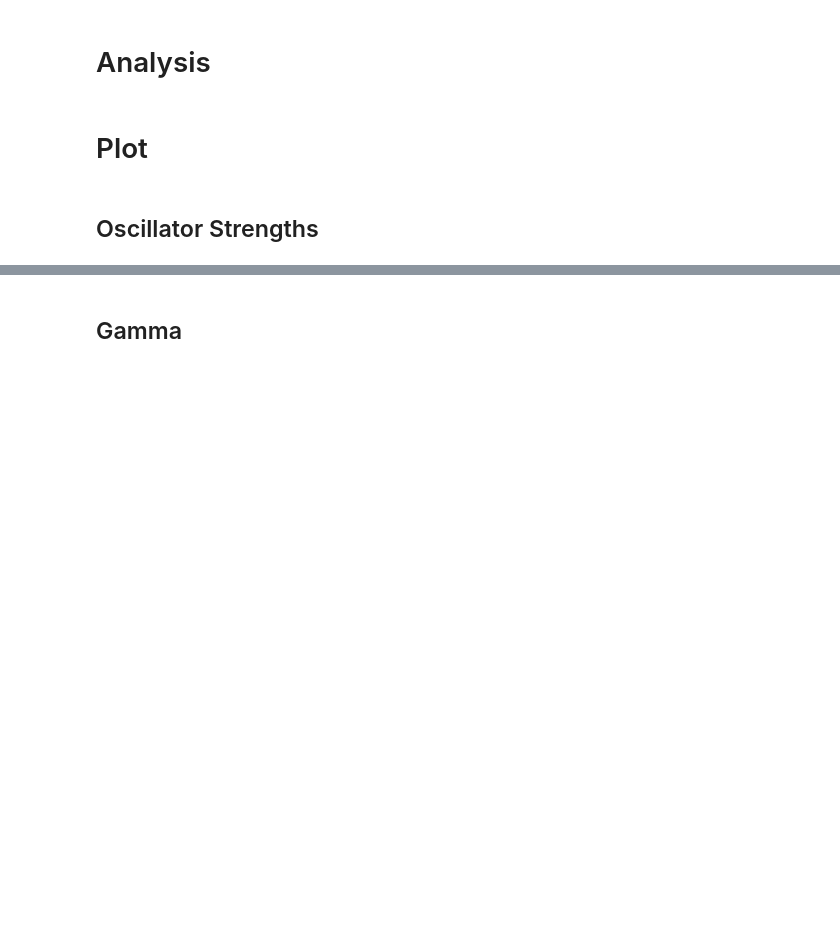
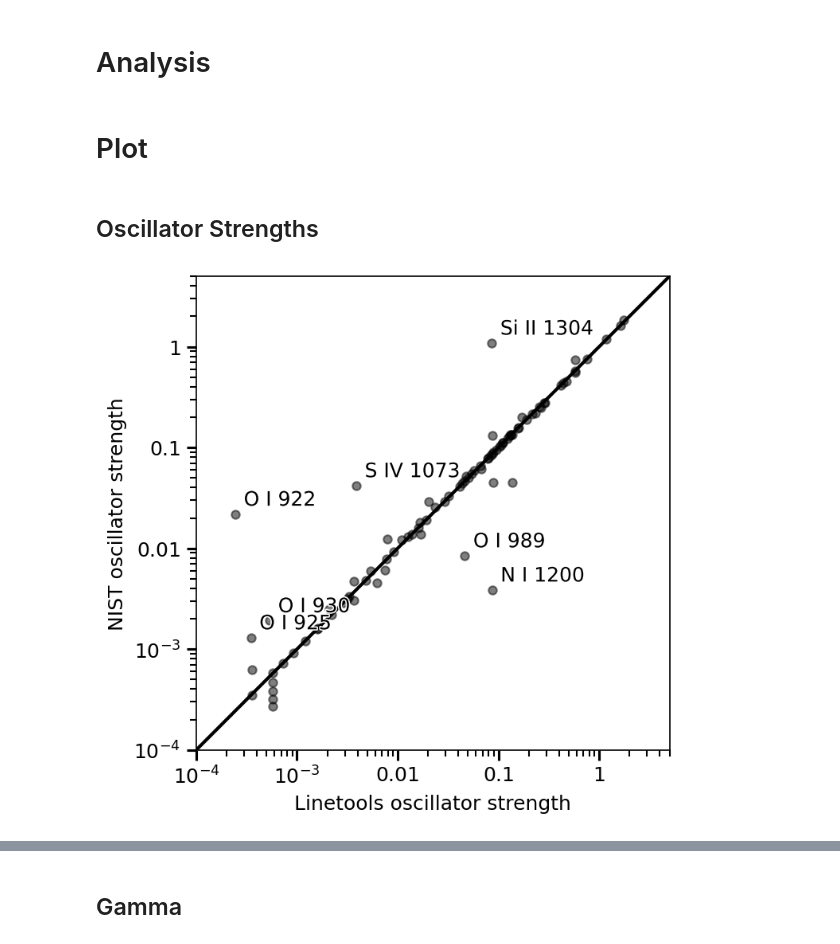
Before and after one commit to chummels/cgm_modeling_challenge, a Jupyter notebook: trident_linelist_comparison.ipynb, the cells around one changed output, grey strips where cells are left out. Drawn from its saved outputs; the diff is of its cells as text; code cells hidden in the pictures; blank space fills up the shorter version.

```diff
--- a/trident_linelist_comparison.ipynb
+++ b/trident_linelist_comparison.ipynb
@@ -129,7 +137,7 @@ def plot_vs( ax, x_key, y_key, lims, x_props, y_props ):
     for ind in different_inds:
 
         text = ax.annotate(
-            s = trident_props['name'][ind],
+            text = trident_props['name'][ind],
             xy = ( x_props[x_key][ind], y_props[y_key][ind] ),
             xytext = ( 5, 5 ),
             xycoords = 'data',
@@ -156,11 +164,15 @@ def plot_vs( ax, x_key, y_key, lims, x_props, y_props ):
 # %%
 fig = plt.figure()
 ax = plt.gca()
 
 plot_vs( ax, 'f', 'f_value', [ 1e-4, 5 ], ll_props, trident_props, )
 
 ax.set_xlabel( 'Linetools oscillator strength' )
-ax.set_ylabel( 'Trident oscillator strength' )
+ax.set_ylabel( 'NIST oscillator strength' )
+
+plt.savefig( '/Users/zhafen/drafts/cgm_modeling_challenge_paper/figures/NIST_vs_linetools_oscillator_strength.pdf', bbox_inches='tight' )
+# %% [output]
+[figure, added]
 # %%
 fig = plt.figure()
 ax = plt.gca()
```
Also changed, not shown: parts of 4 cells of this notebook, 5 other files.
